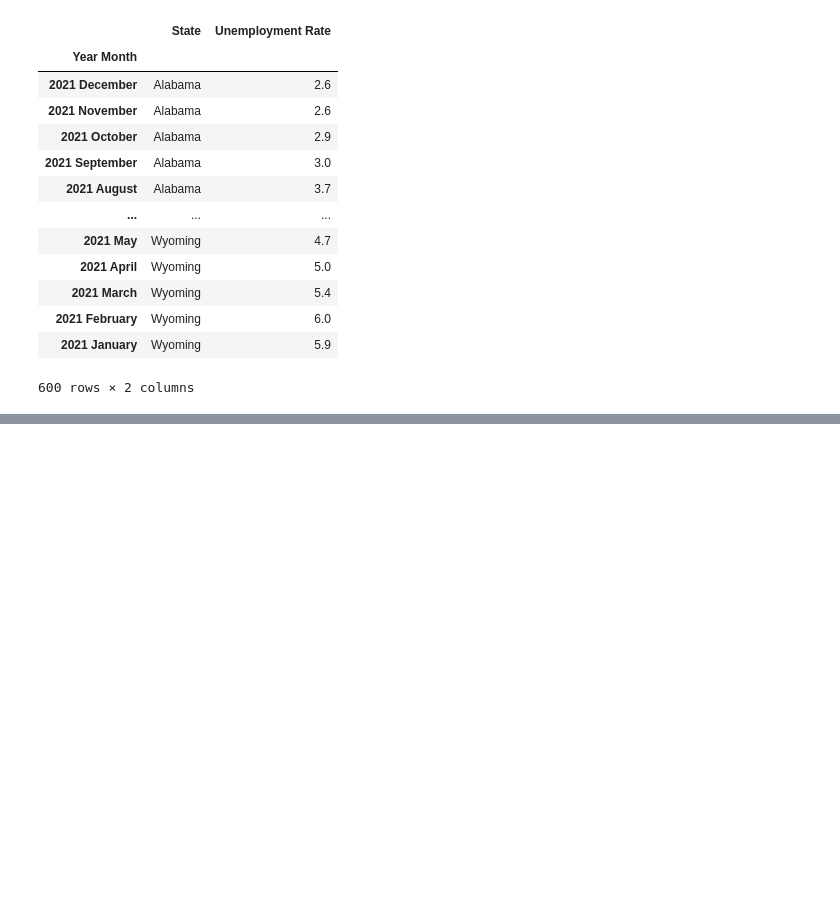
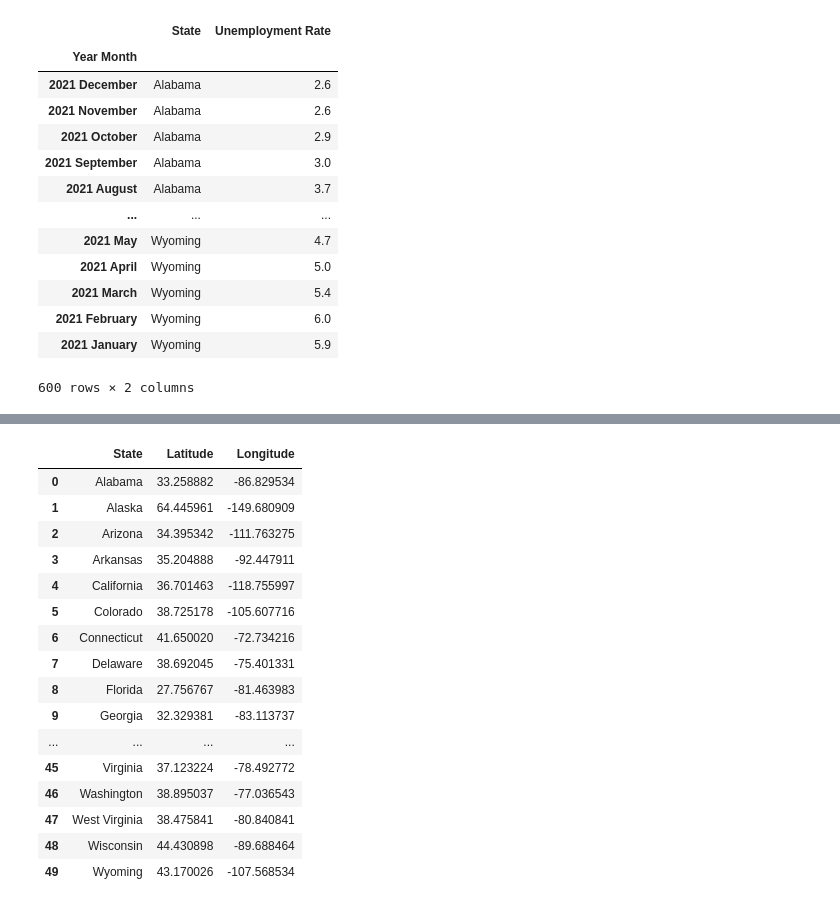
Before and after one commit to AkanSri/Project-1, a Jupyter notebook: personal-Akanksha/Unemployment_stats.ipynb, the cells around one changed output, grey strips where cells are left out. Cells and saved outputs as stored; diff of their text form; code cells hidden in the pictures; blank space fills up the shorter version.

```diff
--- a/personal-Akanksha/Unemployment_stats.ipynb
+++ b/personal-Akanksha/Unemployment_stats.ipynb
@@ -4,6 +4,26 @@ import pandas as pd
 import json
 import calendar
 import hvplot.pandas
+from geopy.exc import GeocoderTimedOut
+from geopy.geocoders import Nominatim
+
+# declare an empty list to store
+# latitude and longitude of values
+# of city column
+longitude = []
+latitude = []
+def findGeocode(state):
+
+    # try and catch is used to overcome
+    # the exception thrown by geolocator
+    # using geocodertimedout
+    try:
+
+        # Specify the user_agent
+        geolocator = Nominatim(user_agent="group_1")
+        return geolocator.geocode(state)
+    except GeocoderTimedOut:
+        return findGeocode(state)
 
 df_2019 = pd.DataFrame()
 df_2020 = pd.DataFrame()
@@ -143,0 +177,35 @@ df_2021.hvplot(y='Unemployment Rate', x = 'Year Month',groupby='State', rot = 90
+# %%
+df_state = pd.DataFrame(columns=['State'])
+for i in states:
+    if findGeocode(i) != None:
+        loc = findGeocode(i)
+        if loc.latitude not in latitude:
+            latitude.append(loc.latitude)
+        if loc.longitude not in longitude:
+            longitude.append(loc.longitude)
+    else:
+        latitude.append('')
+        longitude.append('')
+
+df_state['State'] = states
+df_state['Latitude'] = latitude
+df_state['Longitude'] = longitude
+df_state
+# %% [output]
+|  | State | Latitude | Longitude |
+| 0 | Alabama | 33.258882 | -86.829534 |
+| 1 | Alaska | 64.445961 | -149.680909 |
+| 2 | Arizona | 34.395342 | -111.763275 |
+| 3 | Arkansas | 35.204888 | -92.447911 |
+| 4 | California | 36.701463 | -118.755997 |
+| 5 | Colorado | 38.725178 | -105.607716 |
+| 6 | Connecticut | 41.650020 | -72.734216 |
+| 7 | Delaware | 38.692045 | -75.401331 |
+| 8 | Florida | 27.756767 | -81.463983 |
+| 9 | Georgia | 32.329381 | -83.113737 |
+| ... | ... | ... | ... |
+| 45 | Virginia | 37.123224 | -78.492772 |
+| 46 | Washington | 38.895037 | -77.036543 |
+| 47 | West Virginia | 38.475841 | -80.840841 |
+| 48 | Wisconsin | 44.430898 | -89.688464 |
+| 49 | Wyoming | 43.170026 | -107.568534 |
```
Also changed, not shown: parts of 10 cells of this notebook.
